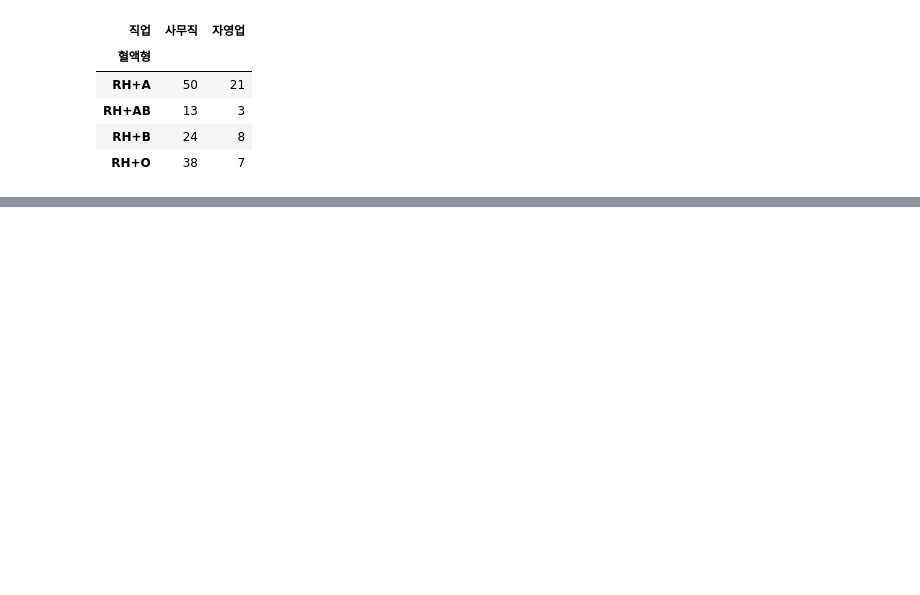
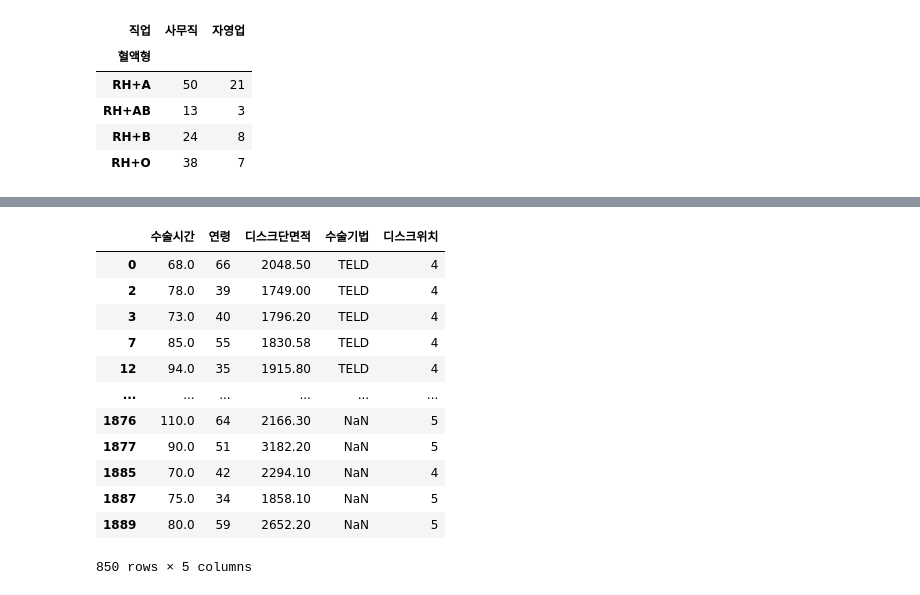
Before and after one commit to hhyowon/study_data_analytics, a Jupyter notebook: codes/RecurrenceOfSurgery_DDA.ipynb, the cells around one changed output, grey strips where cells are left out. Cells and saved outputs as stored; diff of their text form; code cells hidden in the pictures; blank space fills up the shorter version.

```diff
--- a/codes/RecurrenceOfSurgery_DDA.ipynb
+++ b/codes/RecurrenceOfSurgery_DDA.ipynb
@@ -311,0 +319,17 @@ print(frequency_table)
+# %%
+filtered_df = df_ROS_forpatient[df_ROS_forpatient['수술시간'] > median_operation_time]
+filtered_df # 수술시간이 중앙값 이상인 것 추출
+# %% [output]
+|  | 수술시간 | 연령 | 디스크단면적 | 수술기법 | 디스크위치 |
+| 0 | 68.0 | 66 | 2048.50 | TELD | 4 |
+| 2 | 78.0 | 39 | 1749.00 | TELD | 4 |
+| 3 | 73.0 | 40 | 1796.20 | TELD | 4 |
+| 7 | 85.0 | 55 | 1830.58 | TELD | 4 |
+| 12 | 94.0 | 35 | 1915.80 | TELD | 4 |
+| ... | ... | ... | ... | ... | ... |
+| 1876 | 110.0 | 64 | 2166.30 | NaN | 5 |
+| 1877 | 90.0 | 51 | 3182.20 | NaN | 5 |
+| 1885 | 70.0 | 42 | 2294.10 | NaN | 4 |
+| 1887 | 75.0 | 34 | 1858.10 | NaN | 5 |
+| 1889 | 80.0 | 59 | 2652.20 | NaN | 5 |
+850 rows × 5 columns
```
Also changed, not shown: parts of 11 cells of this notebook, 1 other file.
